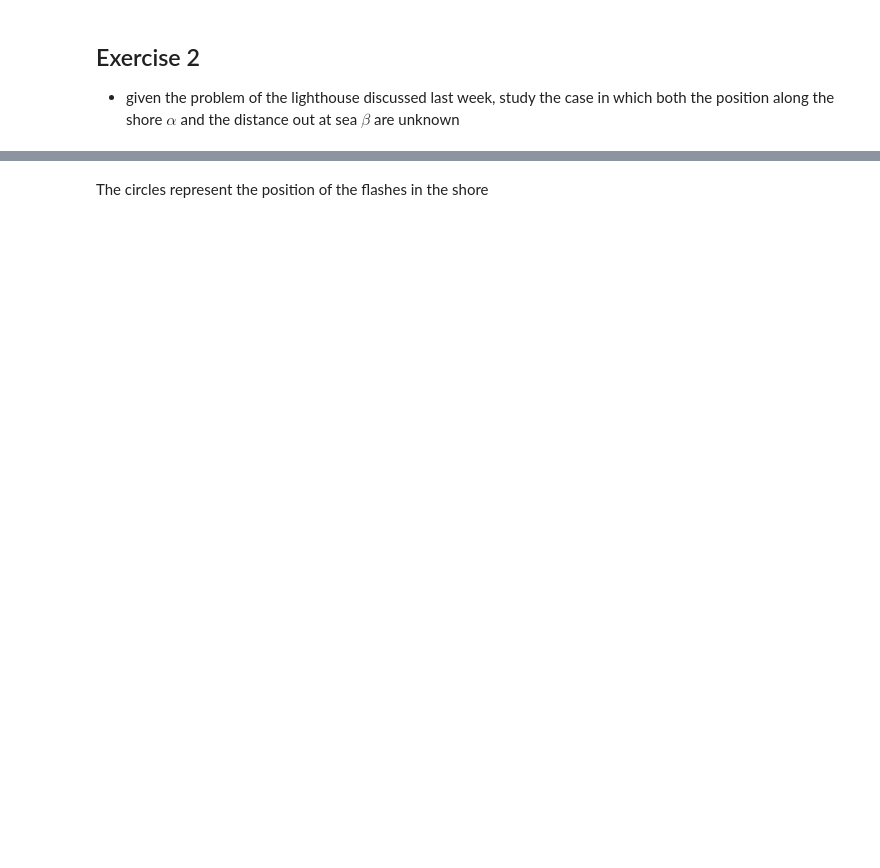
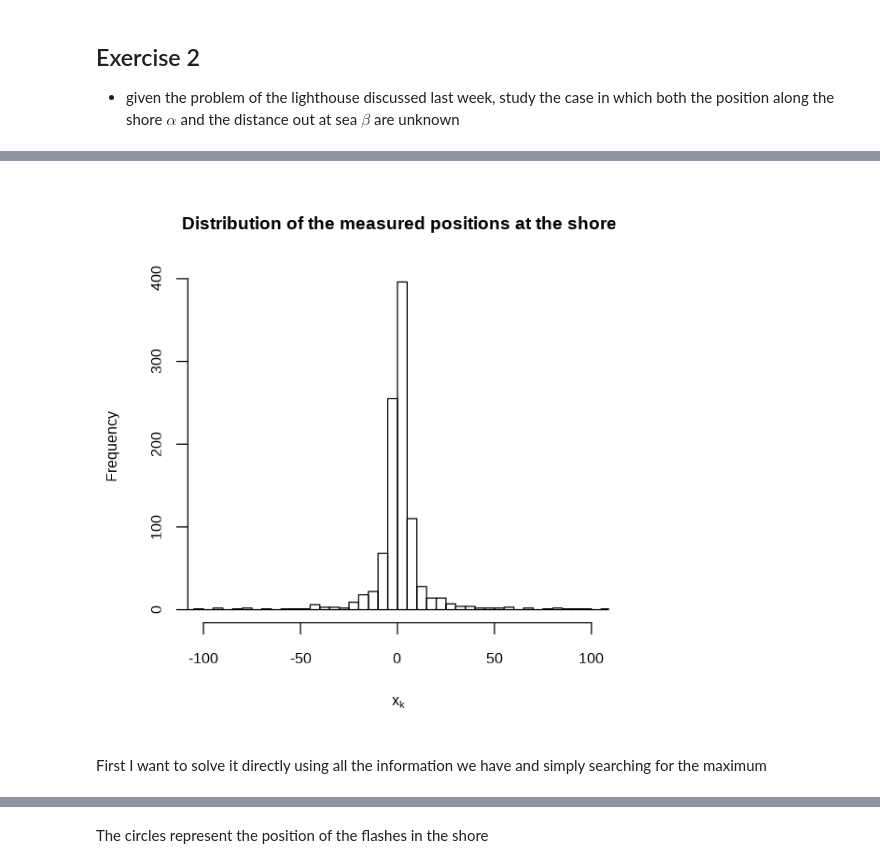
Before and after one commit to hcapettini2/Advanced-Statistics-For-Physical-Analysis, a Jupyter notebook: Lab6/HilarioCapettini_6.ipynb, the cells around one changed output, grey strips where cells are left out. Saved outputs shown, nothing was run; the diff lists cells and outputs as text; code cells hidden in the pictures; blank space fills up the shorter version.

```diff
--- a/Lab6/HilarioCapettini_6.ipynb
+++ b/Lab6/HilarioCapettini_6.ipynb
@@ -351,4 +380,12 @@ theta <- runif(N,-pi/2,pi/2)
 
 data <- beta.t * tan(theta) + alpha.t
+# %%
+options(repr.plot.width=5,repr.plot.height=5)
+hist(data,breaks=100,
+     xlim=c(-100,101),
+     xlab=TeX("$x_k$"),
+    main="Distribution of the measured positions at the shore")
+# %% [output]
+[figure, added]
 # %%
 p.log.like <- function(a, b,  data) {
@@ -360,0 +410,2 @@ p.log.like <- function(a, b,  data) {
+# %% [markdown]
+First I want to solve it directly using all the information we have and simply searching for the maximum
```
Also changed, not shown: parts of 30 cells of this notebook, 9 other files.
